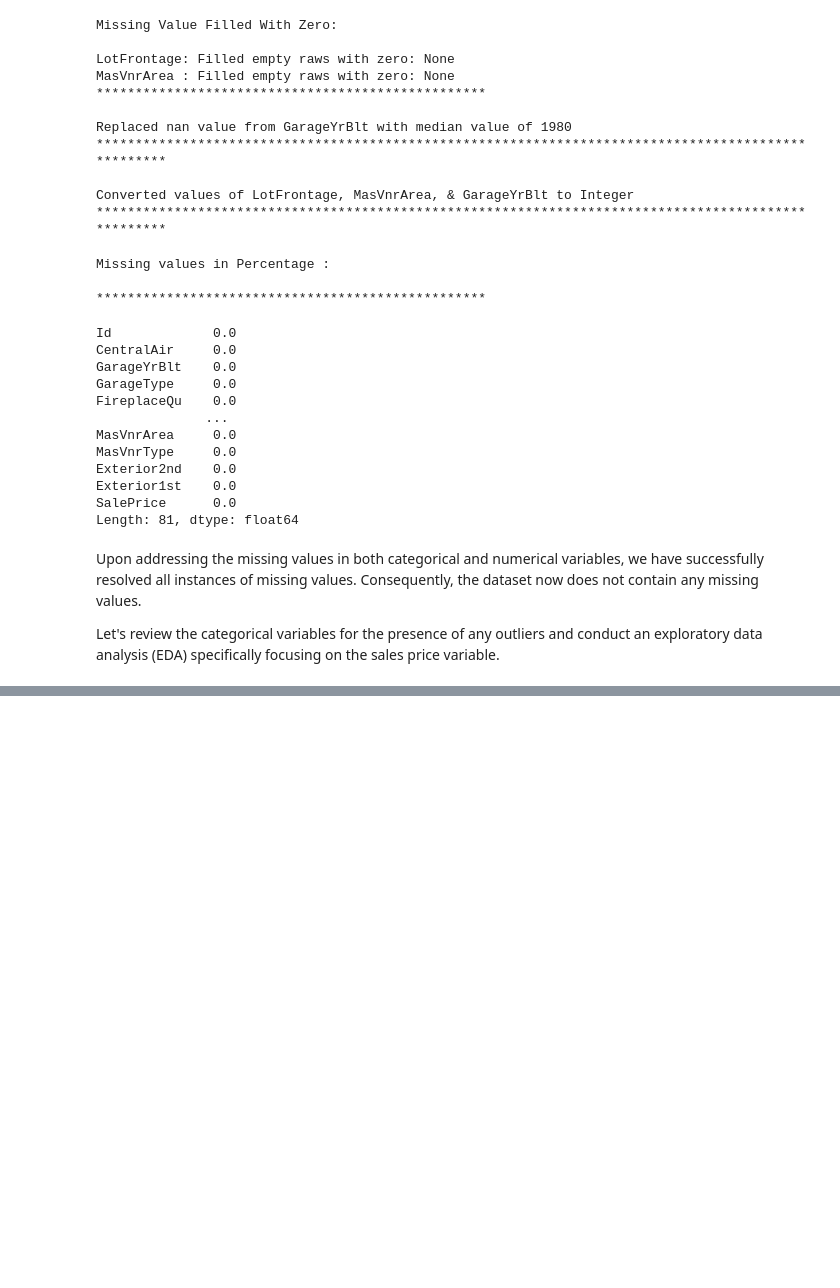
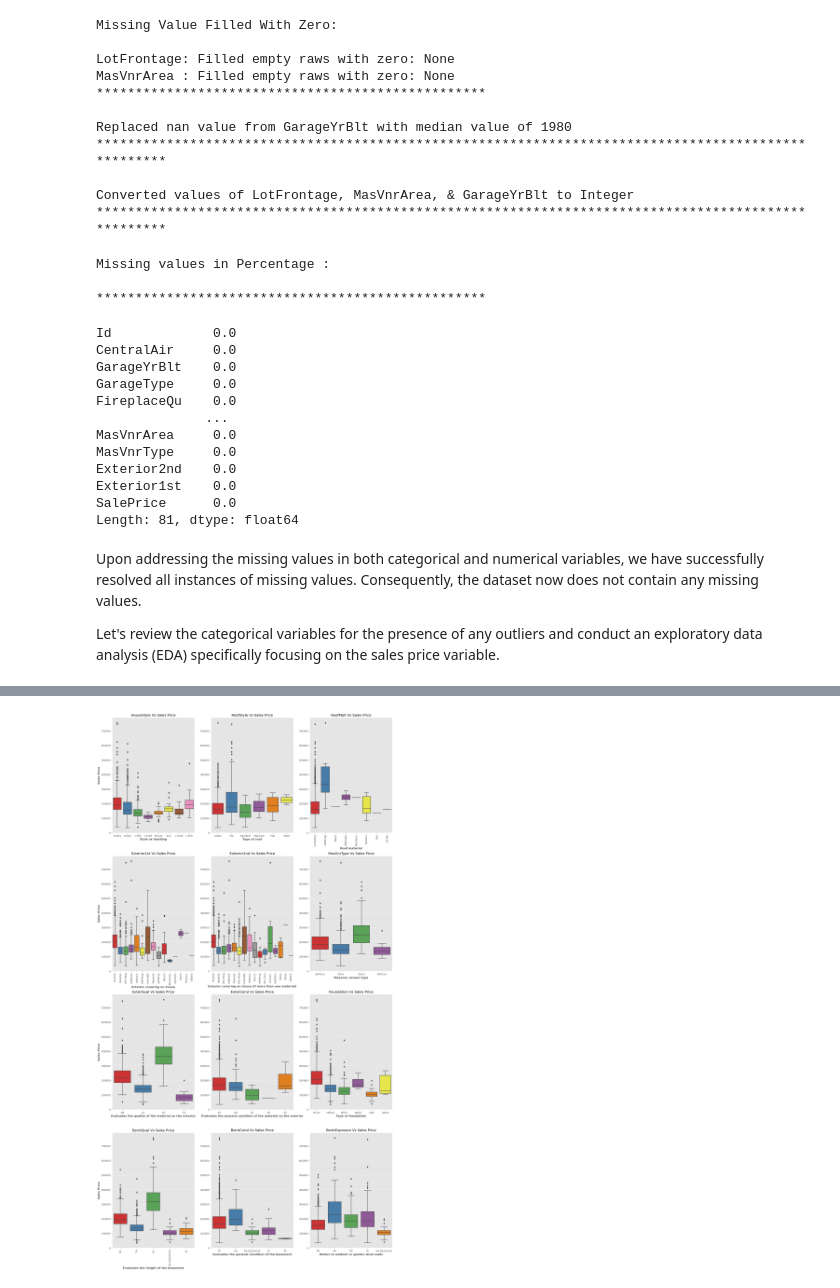
Before and after one commit to spidy95/HousePricePrediction, a Jupyter notebook: Part 1 House Price Prediction.ipynb, the cells around one changed output, grey strips where cells are left out. Saved outputs shown, nothing was run; the diff lists cells and outputs as text; code cells hidden in the pictures; blank space fills up the shorter version.

```diff
--- a/Part 1 House Price Prediction.ipynb
+++ b/Part 1 House Price Prediction.ipynb
@@ -499,0 +628,90 @@ Let's review the categorical variables for the presence of any outliers and cond
+# %%
+fig = plt.figure(figsize = (21,40))
+
+plt.subplot(431)
+sns.boxplot(x='HouseStyle',y='SalePrice',data=df, palette="Set1")
+plt.title('HouseStyle Vs Sales Price')
+plt.xlabel('Style of dwelling', fontsize=12,fontweight='bold')
+plt.ylabel('Sales Price', fontsize=12, fontweight='bold')
+
+
+plt.subplot(432)
+sns.boxplot(x='RoofStyle',y='SalePrice',data=df, palette="Set1").set(ylabel=None)
+plt.title('RoofStyle Vs Sales Price')
+plt.xlabel('Type of roof', fontsize=12, fontweight='bold')
+# plt.ylabel('Sales Price', fontsize=12)
+
+
+plt.subplot(433)
+sns.boxplot(x='RoofMatl',y='SalePrice',data=df, palette="Set1").set(ylabel=None)
+plt.title('RoofMatl Vs Sales Price')
+plt.xlabel('Roof material', fontsize=12, fontweight='bold')
+# plt.ylabel('Sales Price', fontsize=12)
+plt.xticks(rotation=90)
+
+
+plt.subplot(434)
+sns.boxplot(x='Exterior1st',y='SalePrice',data=df, palette="Set1")
+plt.title('Exterior1st Vs Sales Price')
+plt.xlabel('Exterior covering on house', fontsize=12, fontweight='bold')
+plt.ylabel('Sales Price', fontsize=12, fontweight='bold')
+plt.xticks(rotation=90)
+
+
+plt.subplot(435)
+sns.boxplot(x='Exterior2nd',y='SalePrice',data=df, palette="Set1").set(ylabel=None)
+plt.title('Exterior2nd Vs Sales Price')
+plt.xlabel('Exterior covering on house (if more than one material)', fontsize=12, fontweight='bold')
+# plt.ylabel('Sales Price', fontsize=12)
+plt.xticks(rotation=90)
+
+
+plt.subplot(436)
+sns.boxplot(x='MasVnrType',y='SalePrice',data=df, palette="Set1").set(ylabel=None)
+plt.title('MasVnrType Vs Sales Price')
+plt.xlabel('Masonry veneer type', fontsize=12, fontweight='bold')
+# plt.ylabel('Sales Price', fontsize=12)
+
+plt.subplot(437)
+sns.boxplot(x='ExterQual',y='SalePrice',data=df, palette="Set1")
+plt.title('ExterQual Vs Sales Price')
+plt.xlabel('Evaluates the quality of the material on the exterior', fontsize=12, fontweight='bold')
+plt.ylabel('Sales Price', fontsize=12, fontweight='bold')
+
+
+plt.subplot(438)
+sns.boxplot(x='ExterCond',y='SalePrice',data=df, palette="Set1").set(ylabel=None)
+plt.title('ExterCond Vs Sales Price')
+plt.xlabel('Evaluates the present condition of the material on the exterior', fontsize=12, fontweight='bold')
+# plt.ylabel('Sales Price', fontsize=12)
+
+
+plt.subplot(439)
+sns.boxplot(x='Foundation',y='SalePrice',data=df, palette="Set1").set(ylabel=None)
+plt.title('Foundation Vs Sales Price')
+plt.xlabel('Type of foundation', fontsize=12, fontweight='bold')
+# plt.ylabel('Sales Price', fontsize=12, fontweight='bold')
+
+
+plt.subplot(4,3,10)
+sns.boxplot(x='BsmtQual',y='SalePrice',data=df, palette="Set1")
+plt.title('BsmtQual Vs Sales Price')
+plt.xlabel('Evaluates the height of the basement', fontsize=12, fontweight='bold')
+plt.ylabel('Sales Price', fontsize=12, fontweight='bold')
+plt.xticks(rotation=90)
+
+plt.subplot(4,3,11)
+sns.boxplot(x='BsmtCond',y='SalePrice',data=df, palette="Set1").set(ylabel=None)
+plt.title('BsmtCond Vs Sales Price')
+plt.xlabel('Evaluates the general condition of the basement', fontsize=12, fontweight='bold')
+# plt.ylabel('Sales Price', fontsize=12)
+
+
+plt.subplot(4,3,12)
+sns.boxplot(x='BsmtExposure',y='SalePrice',data=df, palette="Set1").set(ylabel=None)
+plt.title('BsmtExposure Vs Sales Price')
+plt.xlabel('Refers to walkout or garden level walls', fontsize=12, fontweight='bold')
+# plt.ylabel('Sales Price', fontsize=12)
+plt.show()
+# %% [output]
+[figure, added]
```
Also changed, not shown: parts of 66 cells of this notebook.
